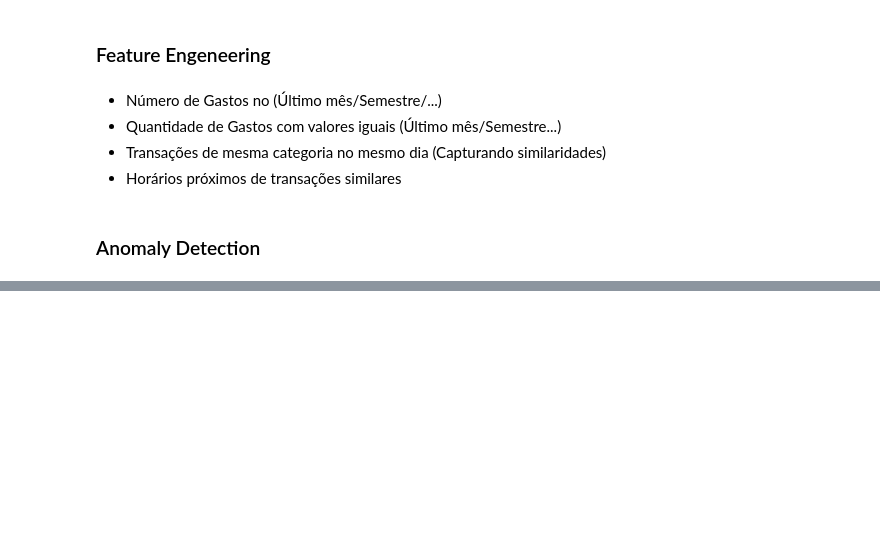
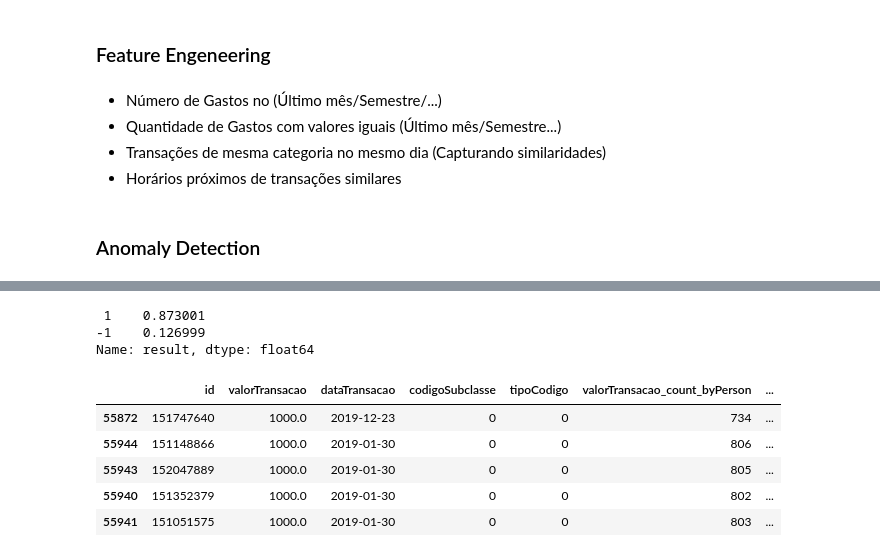
Before and after one commit to GuiCosti/Public-Spending-Analisys, a Jupyter notebook: src/anomaly_detection.ipynb, the cells around one changed output, grey strips where cells are left out. Saved outputs shown, nothing was run; the diff lists cells and outputs as text; code cells hidden in the pictures; blank space fills up the shorter version.

```diff
--- a/src/anomaly_detection.ipynb
+++ b/src/anomaly_detection.ipynb
@@ -246,0 +191,27 @@ call(['dot', '-Tpng', 'tree.dot', '-o', 'tree.png', '-Gdpi=600'])
+# %%
+with open('.\configurations.yml') as file:
+    configurations = yaml.load(file, Loader=yaml.FullLoader)
+
+db = sqlite3.connect(configurations["Database"]["Path"]) # connecting to sqlite database
+
+df = pd.read_sql_query('''SELECT
+  id,
+  valorTransacao,
+  dataTransacao,
+  codigoSubclasse,
+  tipoCodigo,
+  ROW_NUMBER() OVER(PARTITION BY valorTransacao, nome_portador ORDER BY dataTransacao ASC) 								AS valorTransacao_count_byPerson,
+  ROW_NUMBER() OVER(PARTITION BY codigoFormatado_estabelecimento, nome_portador ORDER BY dataTransacao ASC) 			AS codigoFormatado_estabelecimento_count_byPerson,
+  ROW_NUMBER() OVER(PARTITION BY valorTransacao, codigo_unidadeGestora ORDER BY dataTransacao ASC) 						AS valorTransacao_count_byAgency,
+  ROW_NUMBER() OVER(PARTITION BY codigoFormatado_estabelecimento, codigo_unidadeGestora ORDER BY dataTransacao ASC) 	AS codigoFormatado_estabelecimento_count_byAgency,
+  ROW_NUMBER() OVER(PARTITION BY valorTransacao, nome_orgaoMaximo ORDER BY dataTransacao ASC) 							AS valorTransacao_count_byDepartment,
+  ROW_NUMBER() OVER(PARTITION BY codigoFormatado_estabelecimento, nome_orgaoMaximo ORDER BY dataTransacao ASC) 			AS codigoFormatado_estabelecimento_count_bydepartment
+FROM cartoes
+WHERE valorTransacao||nome_estabelecimento||nome_portador not in (SELECT -valorTransacao||nome_estabelecimento||nome_portador from cartoes where valorTransacao <0)
+and valorTransacao > 0''', db)
+# %%
+df['dataTransacao'] = pd.to_datetime(df['dataTransacao'])
+df['diaSemana'] = df['dataTransacao'].dt.dayofweek
+df['dia'] = df['dataTransacao'].dt.day
+df['mes'] = df['dataTransacao'].dt.month
+df['ano'] = df['dataTransacao'].dt.year
@@ -246,0 +225,6 @@ call(['dot', '-Tpng', 'tree.dot', '-o', 'tree.png', '-Gdpi=600'])
+# %%
+df.result.value_counts(normalize=True)
+# %% [output]
+ 1    0.873001
+-1    0.126999
+Name: result, dtype: float64
@@ -246,0 +233,9 @@ call(['dot', '-Tpng', 'tree.dot', '-o', 'tree.png', '-Gdpi=600'])
+# %%
+df.sort_values(by="score", ascending=False).head()
+# %% [output]
+|  | id | valorTransacao | dataTransacao | codigoSubclasse | tipoCodigo | valorTransacao_count_byPerson | ... |
+| 55872 | 151747640 | 1000.0 | 2019-12-23 | 0 | 0 | 734 | ... |
+| 55944 | 151148866 | 1000.0 | 2019-01-30 | 0 | 0 | 806 | ... |
+| 55943 | 152047889 | 1000.0 | 2019-01-30 | 0 | 0 | 805 | ... |
+| 55940 | 151352379 | 1000.0 | 2019-01-30 | 0 | 0 | 802 | ... |
+| 55941 | 151051575 | 1000.0 | 2019-01-30 | 0 | 0 | 803 | ... |
```
Also changed, not shown: parts of 28 cells of this notebook, 5 other files.
